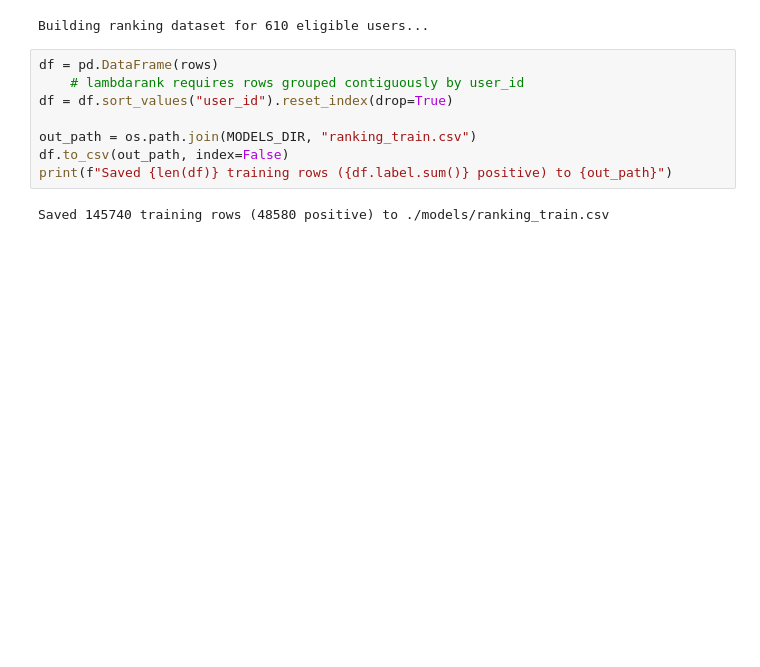
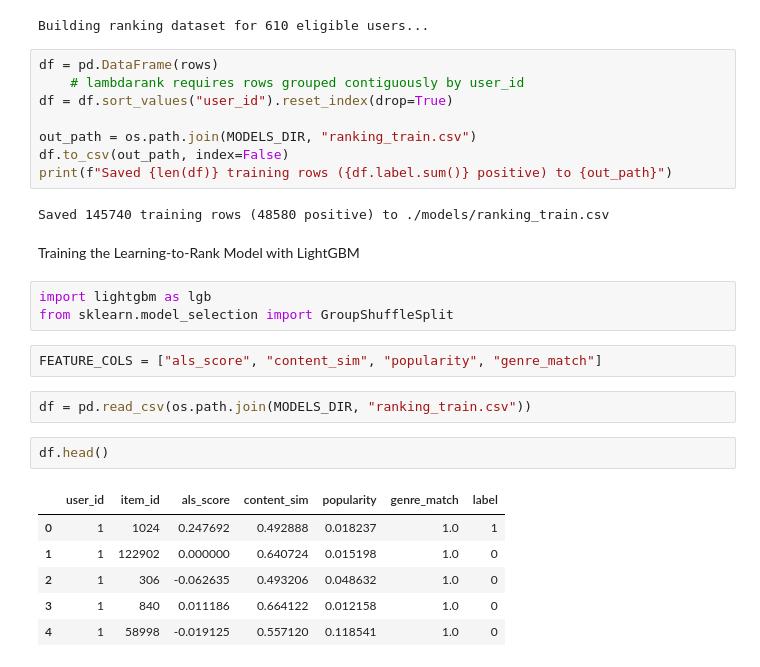
Before and after one commit to IamAbhinav01/RENET---Movie-Recomendation-Backend, a Jupyter notebook: RENET.ipynb, the cells around one changed output. Saved outputs shown, nothing was run; the diff lists cells and outputs as text; blank space fills up the shorter version.

Commit message:
working on training the ranking with lighgbm

```diff
--- a/RENET.ipynb
+++ b/RENET.ipynb
@@ -633,3 +633,21 @@ df.to_csv(out_path, index=False)
 print(f"Saved {len(df)} training rows ({df.label.sum()} positive) to {out_path}")
 # %% [output]
 Saved 145740 training rows (48580 positive) to ./models/ranking_train.csv
+# %% [markdown]
+Training the Learning-to-Rank Model with LightGBM
+# %%
+import lightgbm as lgb
+from sklearn.model_selection import GroupShuffleSplit
+# %%
+FEATURE_COLS = ["als_score", "content_sim", "popularity", "genre_match"]
+# %%
+df = pd.read_csv(os.path.join(MODELS_DIR, "ranking_train.csv"))
+# %%
+df.head()
+# %% [output]
+|  | user_id | item_id | als_score | content_sim | popularity | genre_match | label |
+| 0 | 1 | 1024 | 0.247692 | 0.492888 | 0.018237 | 1.0 | 1 |
+| 1 | 1 | 122902 | 0.000000 | 0.640724 | 0.015198 | 1.0 | 0 |
+| 2 | 1 | 306 | -0.062635 | 0.493206 | 0.048632 | 1.0 | 0 |
+| 3 | 1 | 840 | 0.011186 | 0.664122 | 0.012158 | 1.0 | 0 |
+| 4 | 1 | 58998 | -0.019125 | 0.557120 | 0.118541 | 1.0 | 0 |
```
